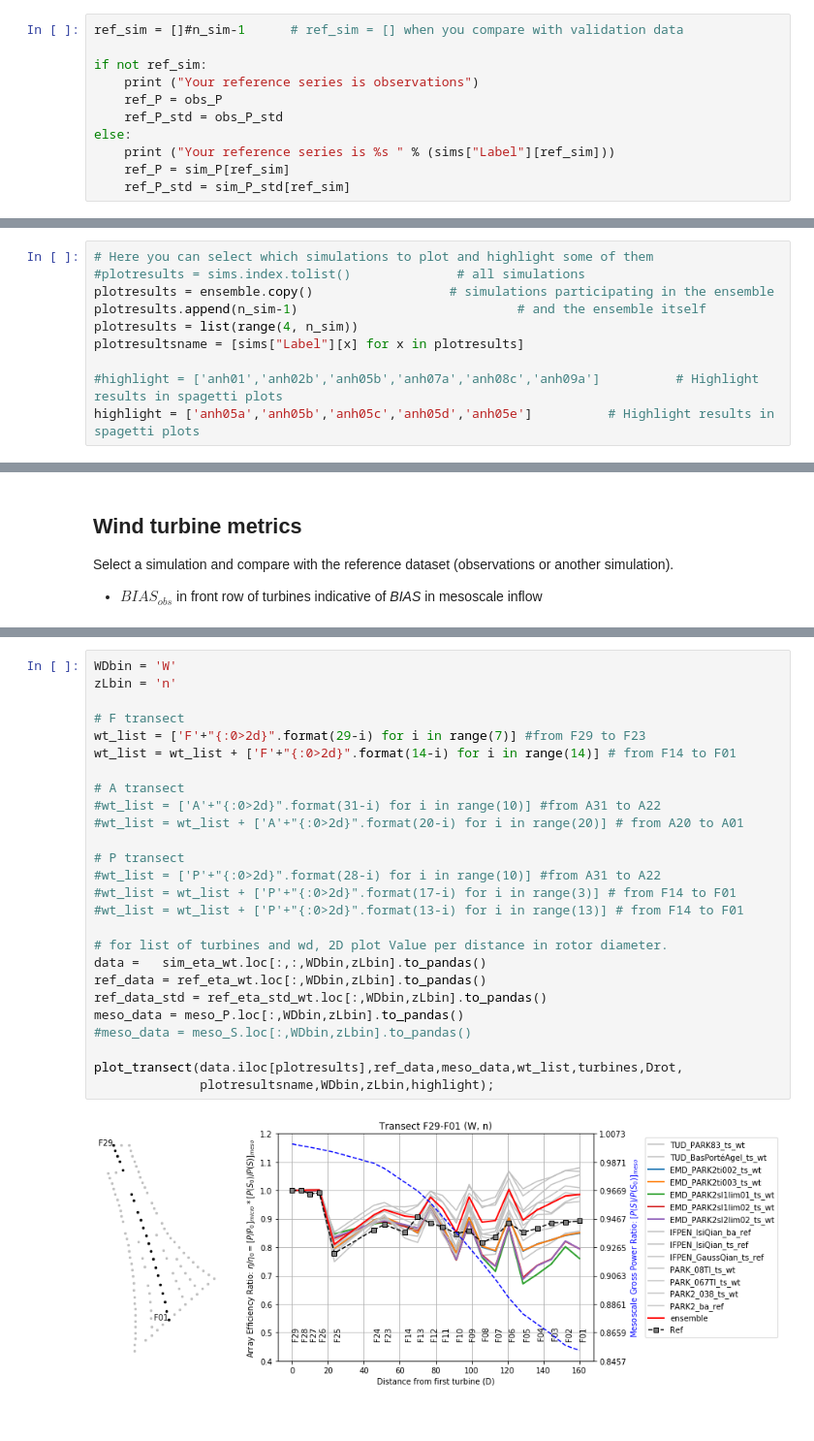
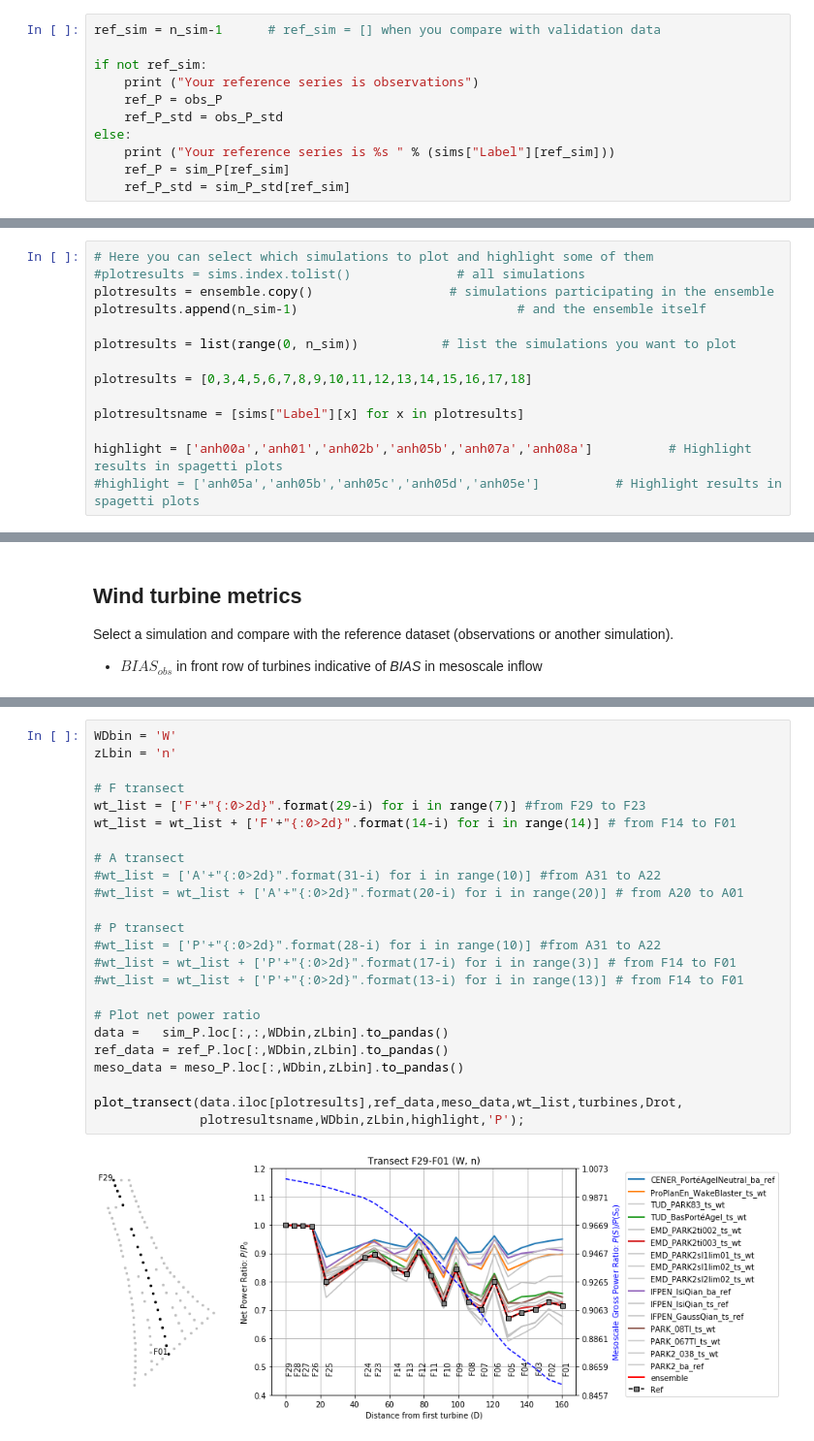
Before and after one commit to CENER-EPR/OWAbench, a Jupyter notebook: Anholt/Anholt_ArrayEfficiency.ipynb, the cells around one changed output, grey strips where cells are left out. Shown: that part at 97% size. Cells and saved outputs as stored; diff of their text form.

Commit message:
Transect defined in terms of power ratio

```diff
--- a/Anholt/Anholt_ArrayEfficiency.ipynb
+++ b/Anholt/Anholt_ArrayEfficiency.ipynb
@@ -265,7 +265,7 @@ except IOError:
 # %% [markdown]
 If no validation data is available, do code to code comparison by selecting a reference simulation to compare against:
 # %%
-ref_sim = []#n_sim-1      # ref_sim = [] when you compare with validation data
+ref_sim = n_sim-1      # ref_sim = [] when you compare with validation data
 
 if not ref_sim:
     print ("Your reference series is observations")
@@ -348,11 +348,15 @@ for isim in range(n_sim):
 #plotresults = sims.index.tolist()              # all simulations
 plotresults = ensemble.copy()                  # simulations participating in the ensemble
 plotresults.append(n_sim-1)                             # and the ensemble itself
-plotresults = list(range(4, n_sim))
+
+plotresults = list(range(0, n_sim))           # list the simulations you want to plot
+
+plotresults = [0,3,4,5,6,7,8,9,10,11,12,13,14,15,16,17,18]
+
 plotresultsname = [sims["Label"][x] for x in plotresults]
 
-#highlight = ['anh01','anh02b','anh05b','anh07a','anh08c','anh09a']          # Highlight results in spagetti plots
-highlight = ['anh05a','anh05b','anh05c','anh05d','anh05e']          # Highlight results in spagetti plots
+highlight = ['anh00a','anh01','anh02b','anh05b','anh07a','anh08a']          # Highlight results in spagetti plots
+#highlight = ['anh05a','anh05b','anh05c','anh05d','anh05e']          # Highlight results in spagetti plots
 # %% [markdown]
 ### Wind farm metrics
 
@@ -493,28 +507,26 @@ where, as described before, $P(S_i)$ is the theoretical power from the power cur
 # %%
 WDbin = 'W'
 zLbin = 'n'
 
 # F transect
 wt_list = ['F'+"{:0>2d}".format(29-i) for i in range(7)] #from F29 to F23
 wt_list = wt_list + ['F'+"{:0>2d}".format(14-i) for i in range(14)] # from F14 to F01
 
 # A transect
 #wt_list = ['A'+"{:0>2d}".format(31-i) for i in range(10)] #from A31 to A22
 #wt_list = wt_list + ['A'+"{:0>2d}".format(20-i) for i in range(20)] # from A20 to A01
 
 # P transect
 #wt_list = ['P'+"{:0>2d}".format(28-i) for i in range(10)] #from A31 to A22
 #wt_list = wt_list + ['P'+"{:0>2d}".format(17-i) for i in range(3)] # from F14 to F01
 #wt_list = wt_list + ['P'+"{:0>2d}".format(13-i) for i in range(13)] # from F14 to F01
 
-# for list of turbines and wd, 2D plot Value per distance in rotor diameter.
-data =   sim_eta_wt.loc[:,:,WDbin,zLbin].to_pandas()
-ref_data = ref_eta_wt.loc[:,WDbin,zLbin].to_pandas()
-ref_data_std = ref_eta_std_wt.loc[:,WDbin,zLbin].to_pandas()
+# Plot net power ratio
+data =   sim_P.loc[:,:,WDbin,zLbin].to_pandas()
+ref_data = ref_P.loc[:,WDbin,zLbin].to_pandas()
 meso_data = meso_P.loc[:,WDbin,zLbin].to_pandas()
-#meso_data = meso_S.loc[:,WDbin,zLbin].to_pandas()
 
 plot_transect(data.iloc[plotresults],ref_data,meso_data,wt_list,turbines,Drot,
-              plotresultsname,WDbin,zLbin,highlight);
+              plotresultsname,WDbin,zLbin,highlight,'P');
 # %% [output]
-[figure, old version]
+[figure, new version]
```
Also changed, not shown: parts of 14 cells of this notebook, 3 other files.
